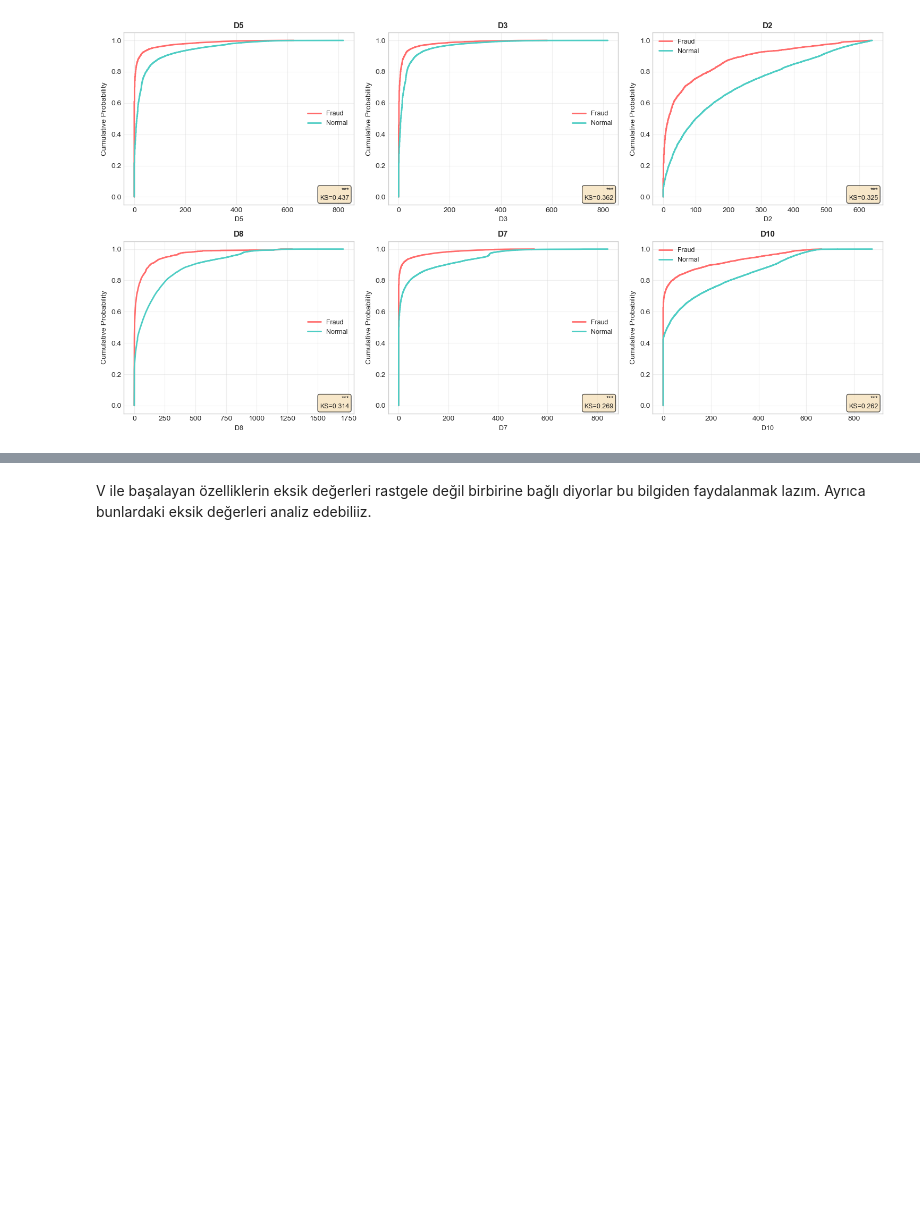
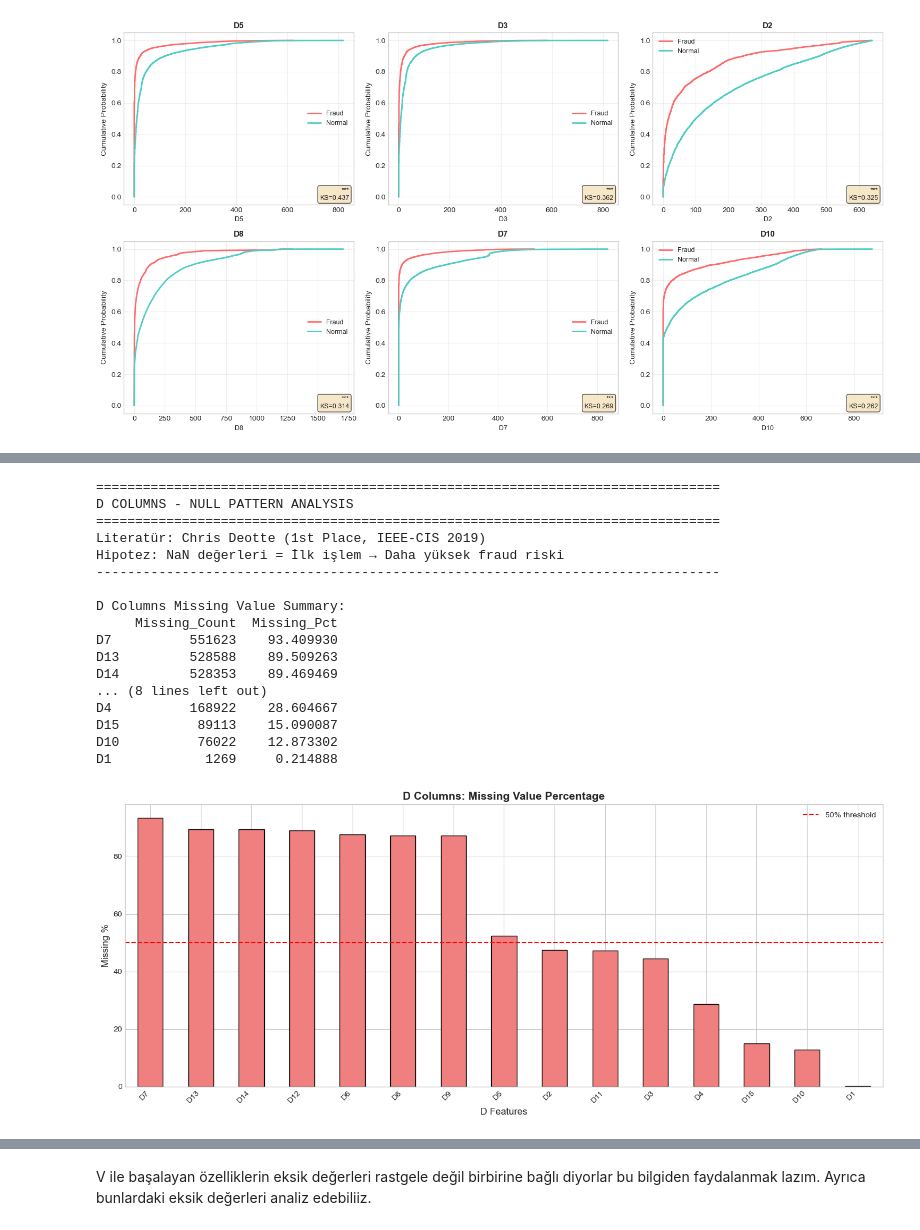
Before and after one commit to serhetgokdemir/mtm4651-assignment, a Jupyter notebook: notebooks/03_numeric_analysis.ipynb, the cells around one changed output, grey strips where cells are left out. Saved outputs shown, nothing was run; the diff lists cells and outputs as text; code cells hidden in the pictures; blank space fills up the shorter version.

```diff
--- a/notebooks/03_numeric_analysis.ipynb
+++ b/notebooks/03_numeric_analysis.ipynb
@@ -208,0 +453,68 @@ plot_distribution_comparison(train_df, top_6, plot_type='cdf')
+# %%
+print("="*80)
+print("D COLUMNS - NULL PATTERN ANALYSIS")
+print("="*80)
+print("Literatür: Chris Deotte (1st Place, IEEE-CIS 2019)")
+print("Hipotez: NaN değerleri = İlk işlem → Daha yüksek fraud riski")
+print("-"*80)
+
+# 1. Missing value summary
+d_null_counts = train_df[d_cols].isnull().sum().sort_values(ascending=False)
+d_null_pct = (train_df[d_cols].isnull().mean() * 100).sort_values(ascending=False)
+
+print("\nD Columns Missing Value Summary:")
+d_summary = pd.DataFrame({
+    'Missing_Count': d_null_counts,
+    'Missing_Pct': d_null_pct
+})
+print(d_summary)
+
+# 2. Visualization: Missing pattern
+fig, ax = plt.subplots(figsize=(14, 6))
+d_null_pct.plot(kind='bar', ax=ax, color='lightcoral', edgecolor='black')
+ax.set_title('D Columns: Missing Value Percentage', fontsize=14, fontweight='bold')
+ax.set_xlabel('D Features', fontsize=12)
+ax.set_ylabel('Missing %', fontsize=12)
+ax.axhline(50, color='red', linestyle='--', label='50% threshold')
+ax.legend()
+plt.xticks(rotation=45, ha='right')
+plt.tight_layout()
+plt.show()
+
+# 3. Fraud rate by nullness (for key D columns)
+key_d_cols = ['D1', 'D2', 'D3', 'D4', 'D10', 'D15']
+key_d_existing = [col for col in key_d_cols if col in train_df.columns]
+
+print(f"\n{'='*80}")
+print("FRAUD RATE: NULL vs NON-NULL (Key D Columns)")
+print(f"{'='*80}")
+print(f"Overall Fraud Rate: {train_df['isFraud'].mean()*100:.2f}%\n")
+
+for col in key_d_existing:
+    fraud_null = train_df[train_df[col].isnull()]['isFraud'].mean() * 100
+    fraud_not_null = train_df[train_df[col].notnull()]['isFraud'].mean() * 100
+
+    print(f"{col}:")
+    print(f"  Fraud rate (NULL):     {fraud_null:.2f}%")
+    print(f"  Fraud rate (NOT NULL): {fraud_not_null:.2f}%")
+    print(f"  Difference:            {fraud_null - fraud_not_null:+.2f}%")
+    print()
+# %% [output]
+================================================================================
+D COLUMNS - NULL PATTERN ANALYSIS
+================================================================================
+Literatür: Chris Deotte (1st Place, IEEE-CIS 2019)
+Hipotez: NaN değerleri = İlk işlem → Daha yüksek fraud riski
+--------------------------------------------------------------------------------
+
+D Columns Missing Value Summary:
+     Missing_Count  Missing_Pct
+D7          551623    93.409930
+D13         528588    89.509263
+D14         528353    89.469469
+... (8 lines left out)
+D4          168922    28.604667
+D15          89113    15.090087
+D10          76022    12.873302
+D1            1269     0.214888
+[figure, added]
```
Also changed, not shown: parts of 12 cells of this notebook, 2 other files.
